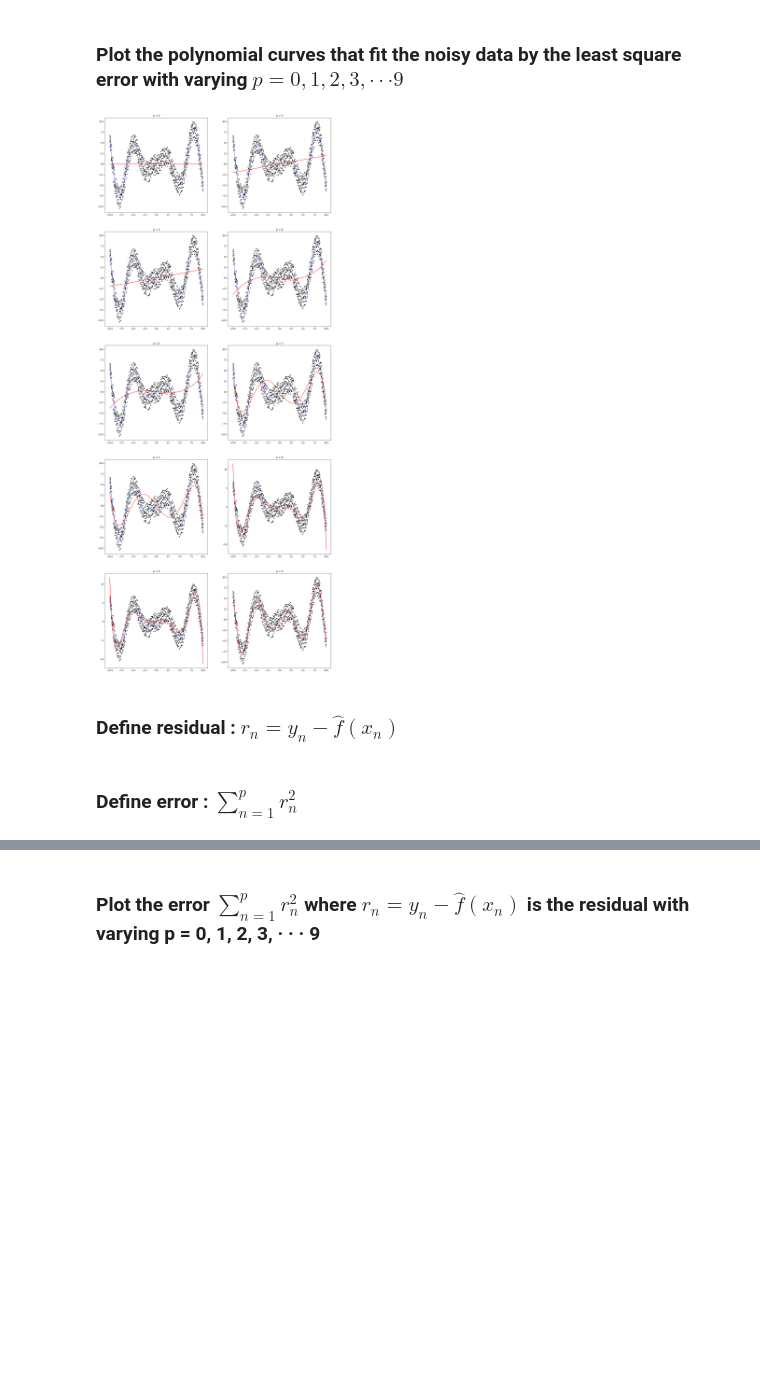
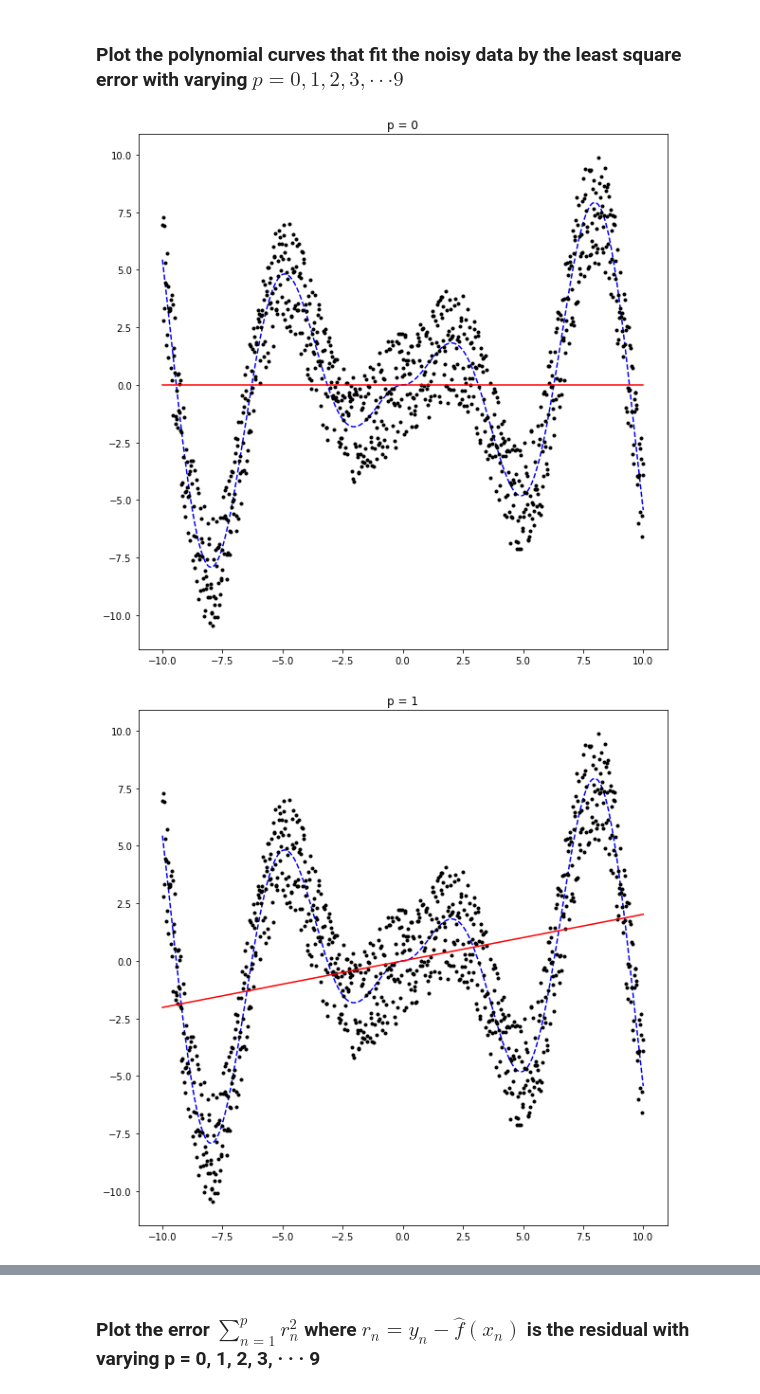
Before and after one commit to myosoo/Assignment07, a Jupyter notebook: Assignment07.ipynb, the cells around one changed output, grey strips where cells are left out. Cells and saved outputs as stored; diff of their text form; code cells hidden in the pictures; blank space fills up the shorter version.

```diff
--- a/Assignment07.ipynb
+++ b/Assignment07.ipynb
@@ -71,2 +45,5 @@ Theta_9 = Theta(y2, A = A_9)
+# %%
+def Theta(A, y2):
+    return np.matmul(np.linalg.pinv(A), y2) # theta = pseudo inverse A * y2
 # %% [markdown]
 ### Define approximation model : $\hat{f}(x_n) = \mathbf{A} \cdot \mathbf{\Theta}$
@@ -87,39 +63,2 @@ app_y_9 = Approximation_model(A_9, Theta_9)
 # %% [markdown]
 ### Plot the polynomial curves that fit the noisy data by the least square error with varying $p = 0, 1, 2, 3, \cdot\cdot\cdot 9$
-# %%
-plt.figure(figsize=(20,50))
-plt.subplot(5, 2, 1)
-plt.plot(x, y1, 'b--', x, y2, 'k.', x, app_y_0, 'r-')
-plt.title('p = 0')
-plt.subplot(5, 2, 3)
-plt.plot(x, y1, 'b--', x, y2, 'k.', x, app_y_2, 'r-')
-plt.title('p = 1')
-plt.subplot(5, 2, 5)
-plt.plot(x, y1, 'b--', x, y2, 'k.', x, app_y_4, 'r-')
-plt.title('p = 2')
-plt.subplot(5, 2, 7)
-plt.plot(x, y1, 'b--', x, y2, 'k.', x, app_y_6, 'r-')
-plt.title('p = 3')
-plt.subplot(5, 2, 9)
-plt.plot(x, y1, 'b--', x, y2, 'k.', x, app_y_8, 'r-')
-plt.title('p = 4')
-plt.subplot(5, 2, 2)
-plt.plot(x, y1, 'b--', x, y2, 'k.', x, app_y_1, 'r-')
-plt.title('p = 5')
-plt.subplot(5, 2, 4)
-plt.plot(x, y1, 'b--', x, y2, 'k.', x, app_y_3, 'r-')
-plt.title('p = 6')
-plt.subplot(5, 2, 6)
-plt.plot(x, y1, 'b--', x, y2, 'k.', x, app_y_5, 'r-')
-plt.title('p = 7')
-plt.subplot(5, 2, 8)
-plt.plot(x, y1, 'b--', x, y2, 'k.', x, app_y_7, 'r-')
-plt.title('p = 8')
-plt.subplot(5, 2, 10)
-plt.plot(x, y1, 'b--', x, y2, 'k.', x, app_y_9, 'r-')
-plt.title('p = 9')
-plt.show()
-# %% [output]
-[figure, removed]
-# %% [markdown]
-### Define residual : $r_n = y_n - \hat{f}(x_n)$
@@ -140,2 +64,0 @@ R_9 = residual(app_y_9)
-# %% [markdown]
-### Define error : $\sum_{n=1}^p r_n^2$
@@ -155,0 +65,17 @@ LSE_9 = Least_Square_Error(R_9)
+# %%
+LSE_log = []
+
+for i in range(0, 10):
+    A = Vandermonde_Matrix(x, i)
+    P = Theta(A, y2)
+    app_model = Approximation_model(A, P)
+    r = residual(app_model)
+    LSE = Least_Square_Error(r)
+    LSE_log.append(LSE)
+
+    plt.figure(figsize=(10,10))
+    plt.title('p = '+ str(i))
+    plt.plot(x, y1, 'b--', x, y2, 'k.', x, app_model, 'r-')
+# %% [output]
+[figure, added]
+[figure, added]
```
Also changed, not shown: parts of 15 cells of this notebook.
